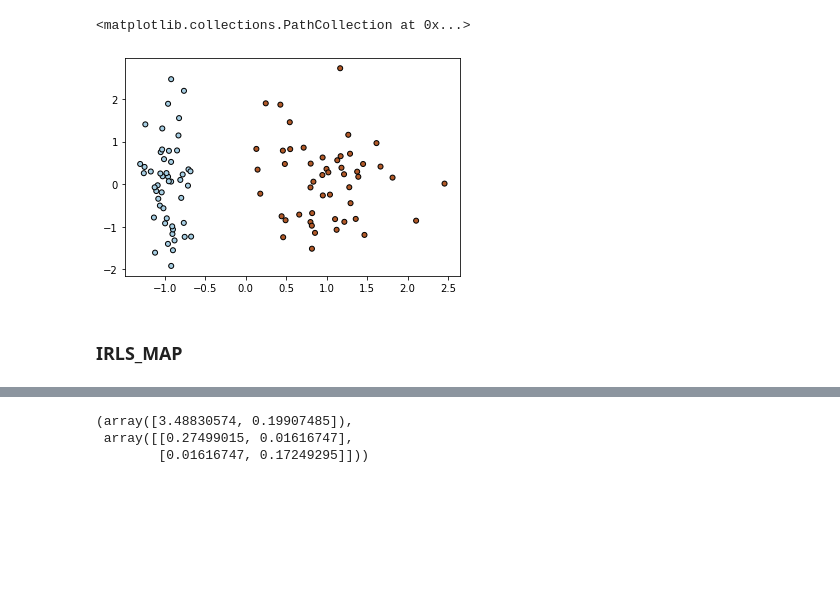
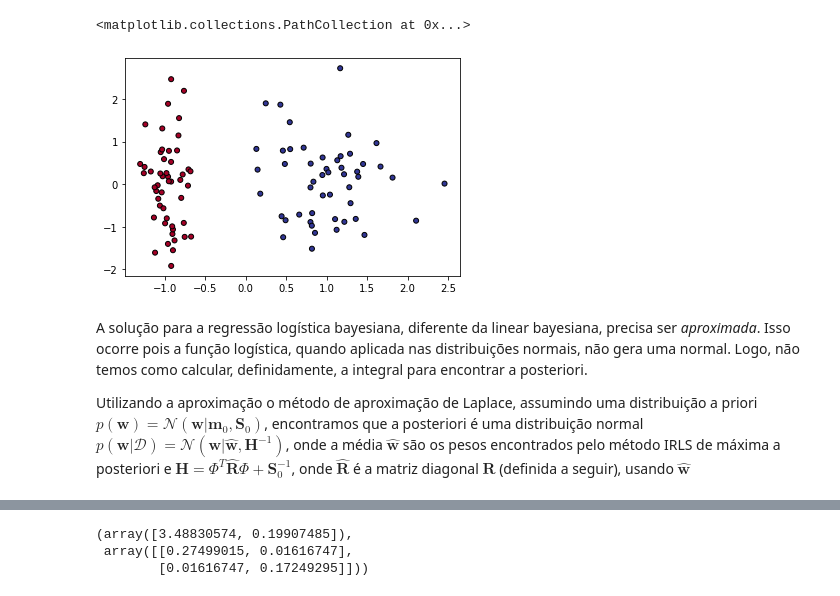
Before and after one commit to lucaspg96/probabilistic-ml, a Jupyter notebook: Regressão Logística Bayesiana.ipynb, the cells around one changed output, grey strips where cells are left out. Cells and saved outputs as stored; diff of their text form; code cells hidden in the pictures; blank space fills up the shorter version.

Commit message:
Comentando notebook da regressão logística bayesiana

```diff
--- a/Regressão Logística Bayesiana.ipynb
+++ b/Regressão Logística Bayesiana.ipynb
@@ -7,10 +12,12 @@ from sklearn.linear_model import LogisticRegression
 # %%
 X, Y = make_classification(n_features=2, n_redundant=0, n_informative=1,
                              n_clusters_per_class=1, random_state=42)
 plt.scatter(X[:, 0], X[:, 1], marker='o', c=Y,
-            s=25, edgecolor='k', cmap=plt.cm.Paired)
+            s=25, edgecolor='k', cmap=plt.cm.RdYlBu)
 # %% [output]
 <matplotlib.collections.PathCollection at 0x...>
-[figure, old version]
+[figure, new version]
-# %% [markdown]
-### IRLS_MAP
+# %% [markdown]
+A solução para a regressão logística bayesiana, diferente da linear bayesiana, precisa ser *aproximada*. Isso ocorre pois a função logística, quando aplicada nas distribuições normais, não gera uma normal. Logo, não temos como calcular, definidamente, a integral para encontrar a posteriori.
+
+Utilizando a aproximação o método de aproximação de Laplace, assumindo uma distribuição a priori $p(\textbf{w}) = \mathcal{N}(\textbf{w} | \textbf{m}_0, \textbf{S}_0)$, encontramos que a posteriori é uma distribuição normal $p(\textbf{w}|\mathcal{D}) = \mathcal{N}(\textbf{w} | \hat{\textbf{w}}, \textbf{H}^{-1})$, onde a média $\hat{\textbf{w}}$ são os pesos encontrados pelo método IRLS de máxima a posteriori e $\textbf{H} = \Phi^T \hat{\textbf{R}} \Phi + \textbf{S}_0^{-1}$, onde $\hat{\textbf{R}}$ é a matriz diagonal $\textbf{R}$ (definida a seguir), usando $\hat{\textbf{w}}$
```
Also changed, not shown: parts of 6 cells of this notebook.
